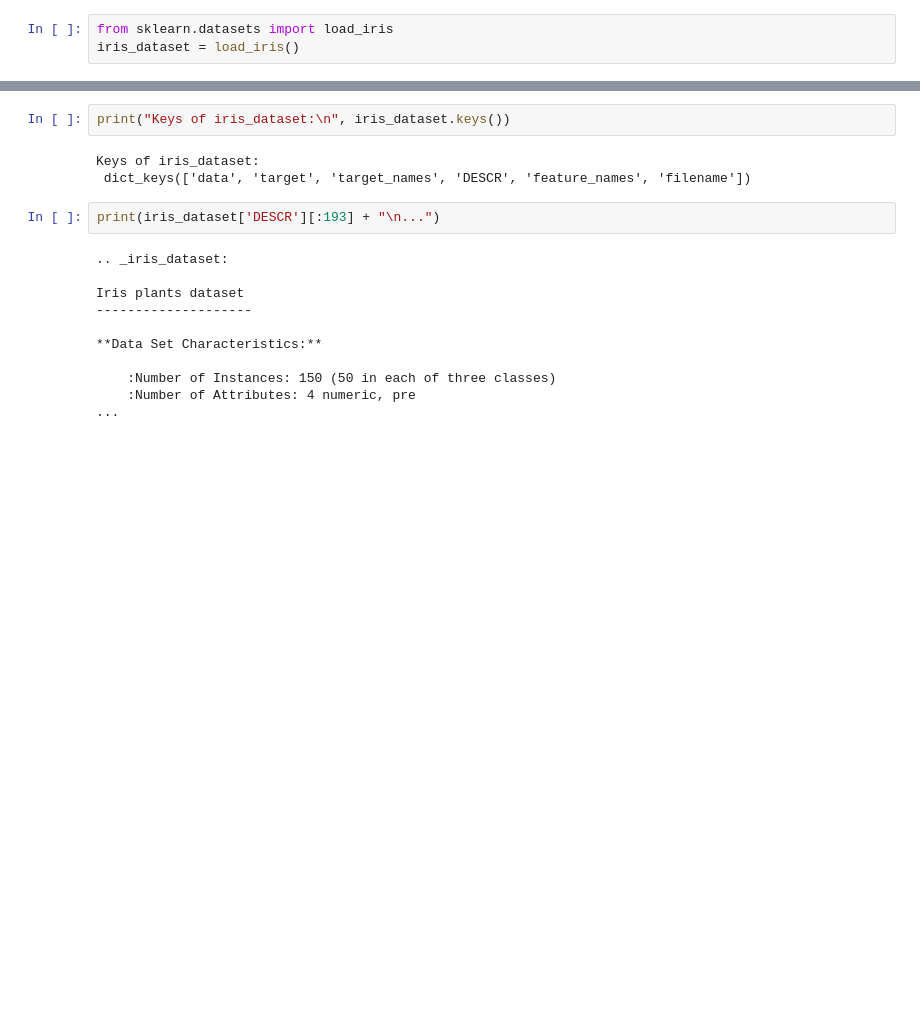
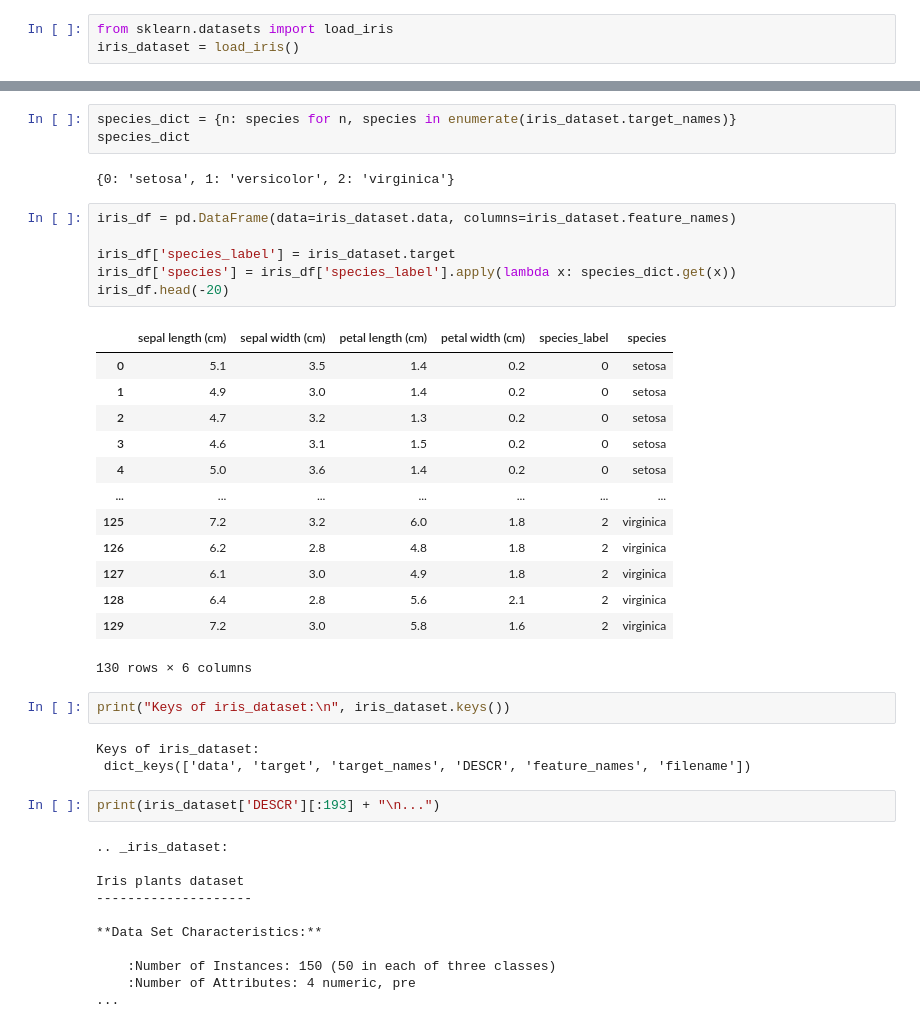
Before and after one commit to AndreyKurdyubov/introduction_to_ml_with_python, a Jupyter notebook: 01-introduction.ipynb, the cells around one changed output, grey strips where cells are left out. Saved outputs shown, nothing was run; the diff lists cells and outputs as text; blank space fills up the shorter version.

```diff
--- a/01-introduction.ipynb
+++ b/01-introduction.ipynb
@@ -153,3 +204,28 @@ iris_dataset = load_iris()
+# %%
+species_dict = {n: species for n, species in enumerate(iris_dataset.target_names)}
+species_dict
+# %% [output]
+{0: 'setosa', 1: 'versicolor', 2: 'virginica'}
+# %%
+iris_df = pd.DataFrame(data=iris_dataset.data, columns=iris_dataset.feature_names)
+
+iris_df['species_label'] = iris_dataset.target
+iris_df['species'] = iris_df['species_label'].apply(lambda x: species_dict.get(x))
+iris_df.head(-20)
+# %% [output]
+|  | sepal length (cm) | sepal width (cm) | petal length (cm) | petal width (cm) | species_label | species |
+| 0 | 5.1 | 3.5 | 1.4 | 0.2 | 0 | setosa |
+| 1 | 4.9 | 3.0 | 1.4 | 0.2 | 0 | setosa |
+| 2 | 4.7 | 3.2 | 1.3 | 0.2 | 0 | setosa |
+| 3 | 4.6 | 3.1 | 1.5 | 0.2 | 0 | setosa |
+| 4 | 5.0 | 3.6 | 1.4 | 0.2 | 0 | setosa |
+| ... | ... | ... | ... | ... | ... | ... |
+| 125 | 7.2 | 3.2 | 6.0 | 1.8 | 2 | virginica |
+| 126 | 6.2 | 2.8 | 4.8 | 1.8 | 2 | virginica |
+| 127 | 6.1 | 3.0 | 4.9 | 1.8 | 2 | virginica |
+| 128 | 6.4 | 2.8 | 5.6 | 2.1 | 2 | virginica |
+| 129 | 7.2 | 3.0 | 5.8 | 1.6 | 2 | virginica |
+130 rows × 6 columns
 # %%
 print("Keys of iris_dataset:\n", iris_dataset.keys())
 # %% [output]
```
Also changed, not shown: parts of 9 cells of this notebook.
